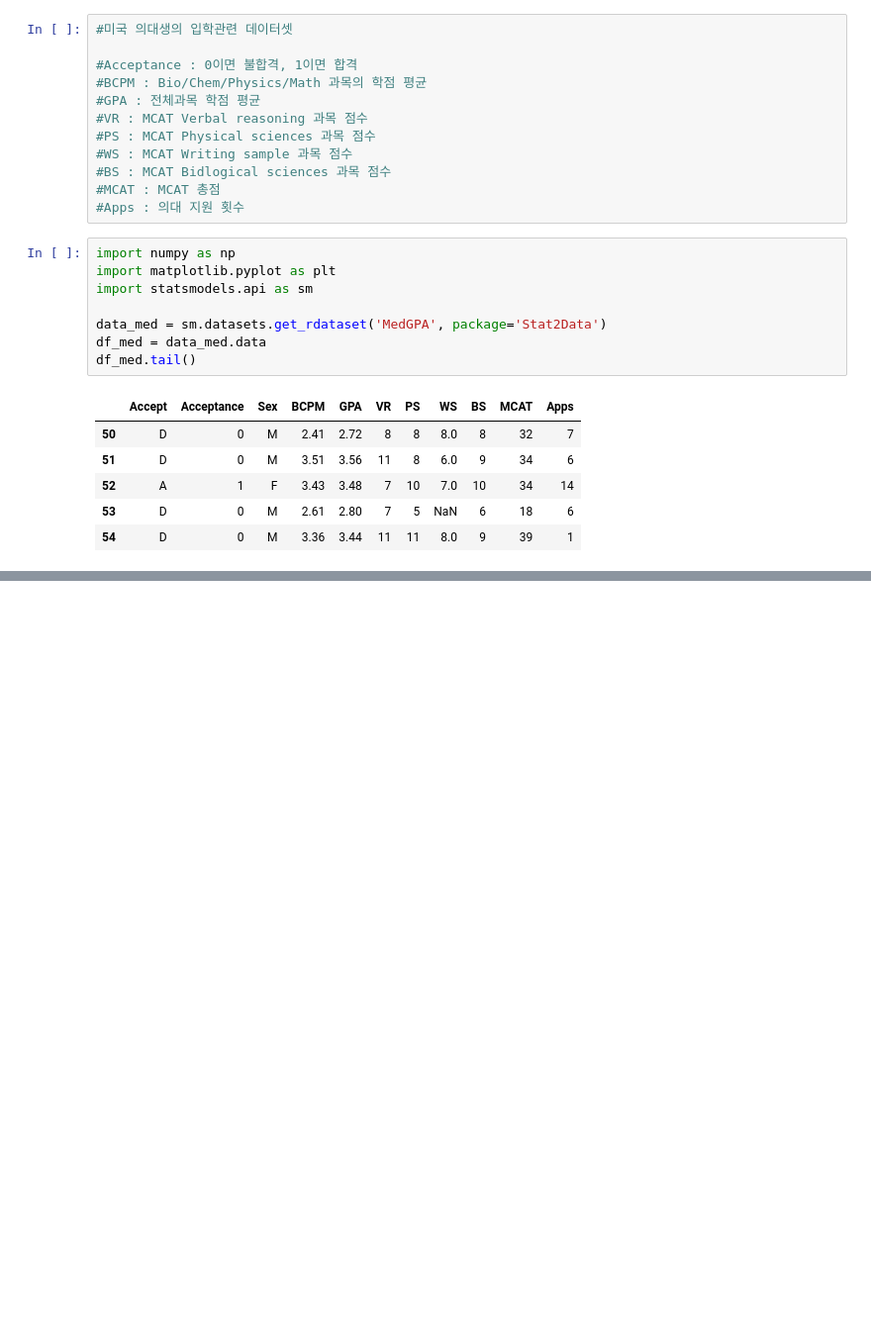
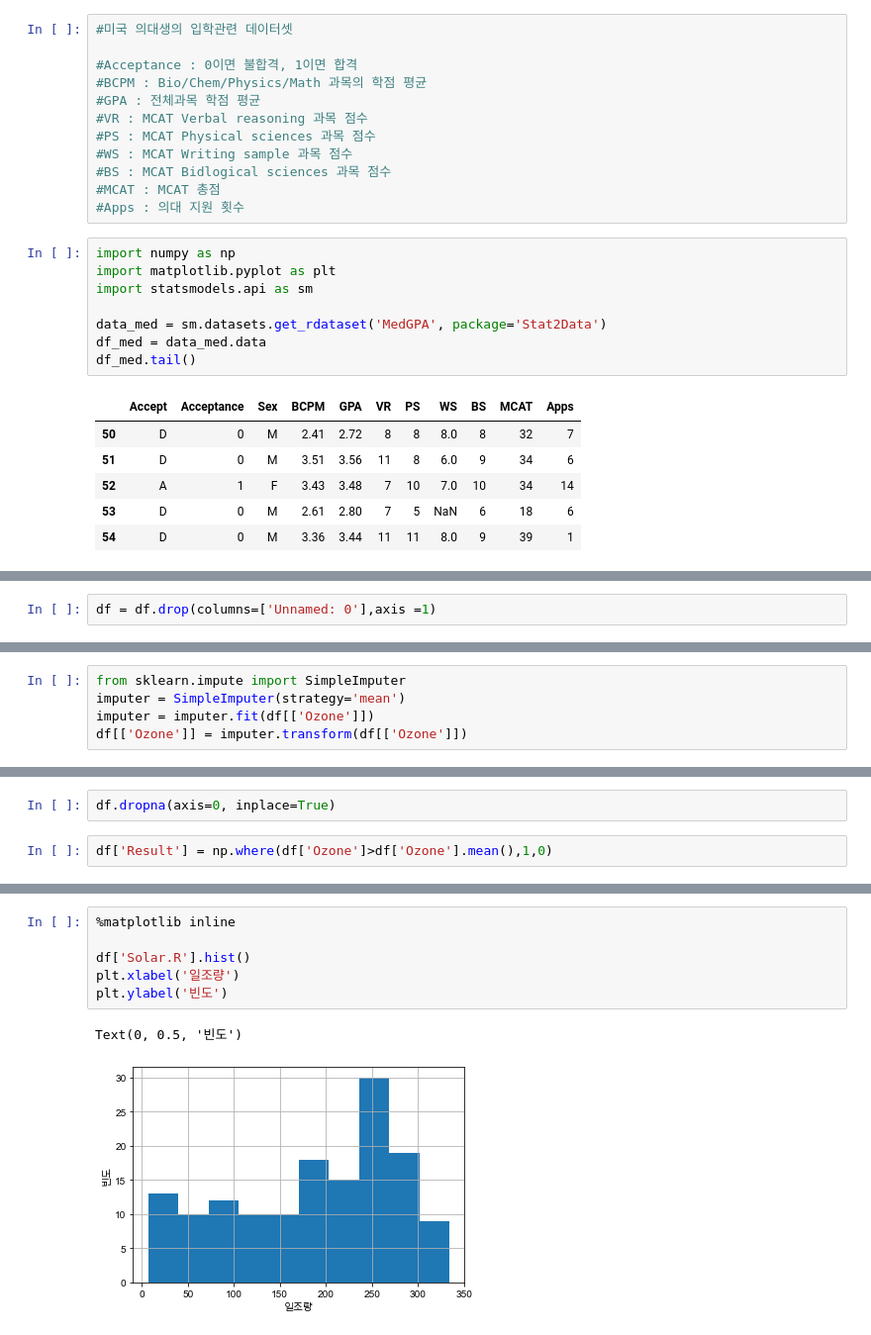
Before and after one commit to kkrree/pythonProject, a Jupyter notebook: pythonBasic/LOGIT/1.2logitTrain.ipynb, the cells around one changed output, grey strips where cells are left out. Shown: that part at 99% size. Cells and saved outputs as stored; diff of their text form; blank space fills up the shorter version.

```diff
--- a/pythonBasic/LOGIT/1.2logitTrain.ipynb
+++ b/pythonBasic/LOGIT/1.2logitTrain.ipynb
@@ -27,0 +164,2 @@ df_med.tail()
+# %%
+df = df.drop(columns=['Unnamed: 0'],axis =1)
@@ -27,0 +185,5 @@ df_med.tail()
+# %%
+from sklearn.impute import SimpleImputer
+imputer = SimpleImputer(strategy='mean')
+imputer = imputer.fit(df[['Ozone']])
+df[['Ozone']] = imputer.transform(df[['Ozone']])
@@ -27,0 +200,4 @@ df_med.tail()
+# %%
+df.dropna(axis=0, inplace=True)
+# %%
+df['Result'] = np.where(df['Ozone']>df['Ozone'].mean(),1,0)
@@ -27,0 +240,9 @@ df_med.tail()
+# %%
+%matplotlib inline
+
+df['Solar.R'].hist()
+plt.xlabel('일조량')
+plt.ylabel('빈도')
+# %% [output]
+Text(0, 0.5, '빈도')
+[figure, added]
```
Also changed, not shown: parts of 36 cells of this notebook.
